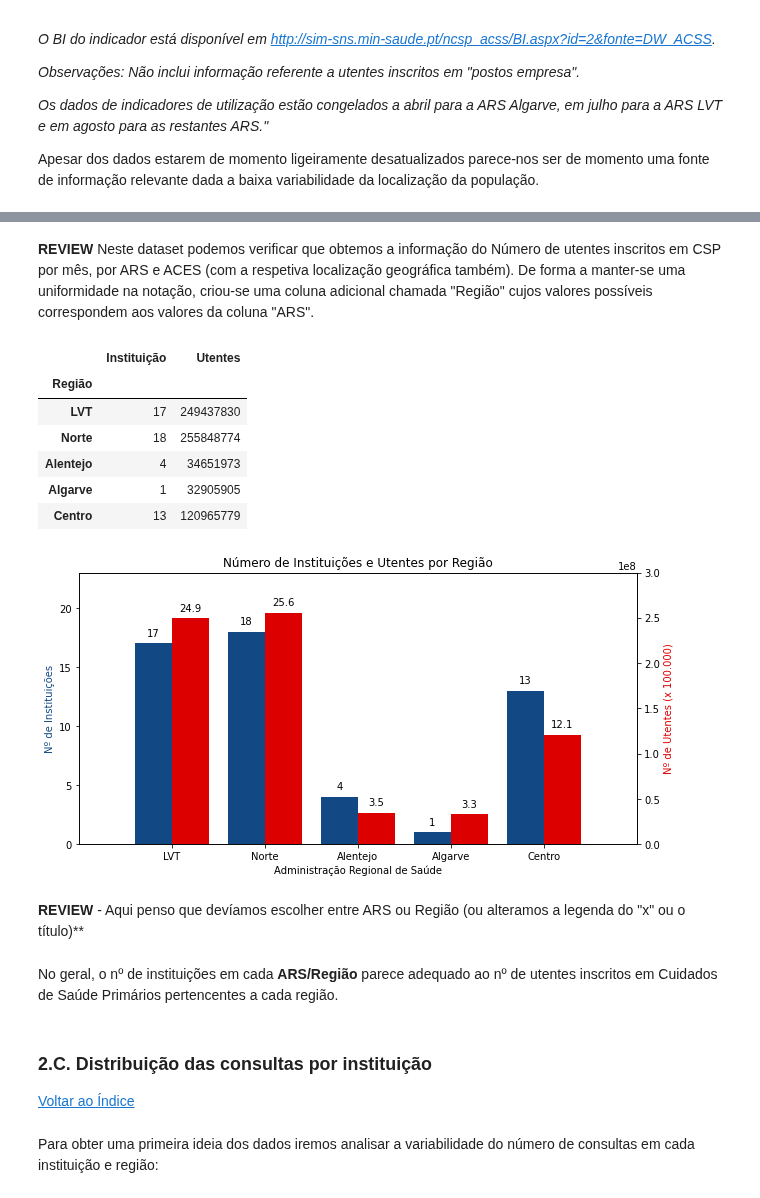
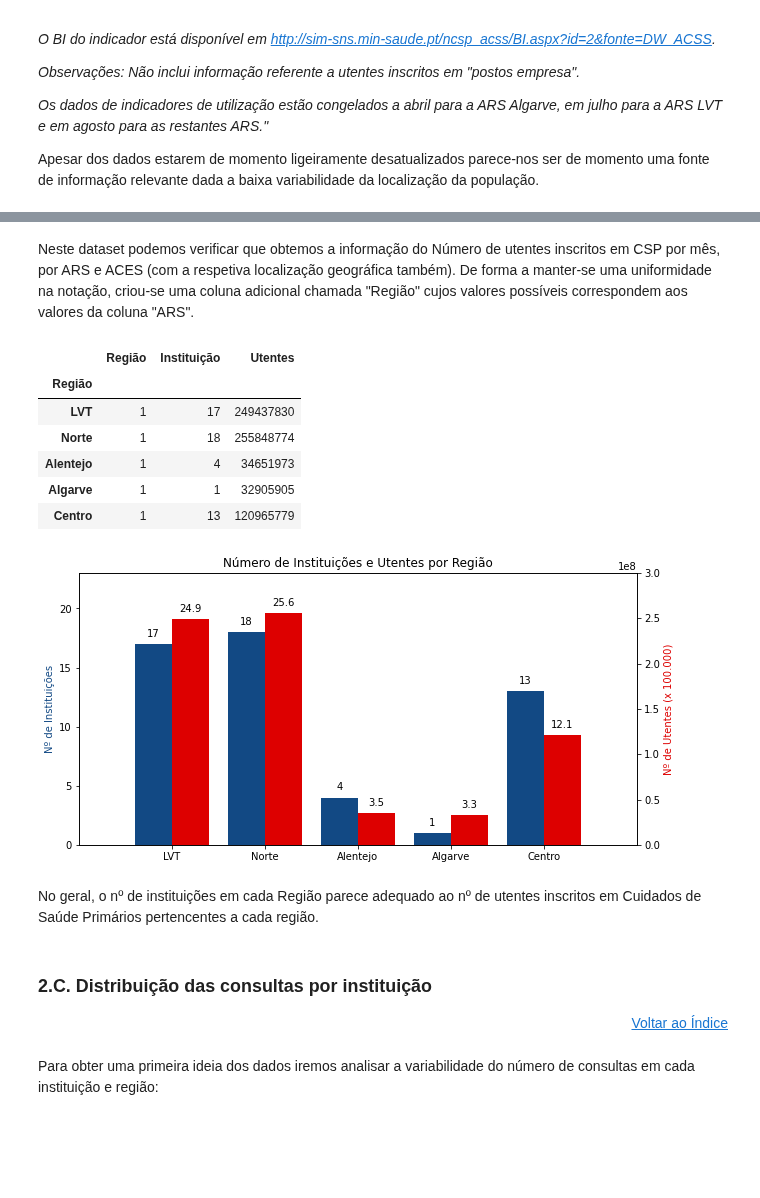
Before and after one commit to zevarela/dssg, a Jupyter notebook: Tutorial_SNS_2021-09.ipynb, the cells around one changed output, grey strips where cells are left out. Drawn from its saved outputs; the diff is of its cells as text; code cells hidden in the pictures; blank space fills up the shorter version.

Commit message:
Review

```diff
--- a/Tutorial_SNS_2021-09.ipynb
+++ b/Tutorial_SNS_2021-09.ipynb
@@ -189,5 +171,5 @@ df_utentes.head(3)
 # %% [markdown]
-**REVIEW** Neste dataset podemos verificar que obtemos a informação do Número de utentes inscritos em CSP por mês, por ARS e ACES (com a respetiva localização geográfica também). De forma a manter-se uma uniformidade na notação, criou-se uma coluna adicional chamada "Região" cujos valores possíveis correspondem aos valores da coluna "ARS".
+Neste dataset podemos verificar que obtemos a informação do Número de utentes inscritos em CSP por mês, por ARS e ACES (com a respetiva localização geográfica também). De forma a manter-se uma uniformidade na notação, criou-se uma coluna adicional chamada "Região" cujos valores possíveis correspondem aos valores da coluna "ARS".
 # %%
 df_num_inst = df_hosp[['Região', 'Instituição']].groupby('Região').nunique()
 df_num_inst['Utentes'] = df_utentes.groupby("Região").sum()["Utentes Inscritos CSP"]
@@ -198,51 +180,47 @@ bar_width = 0.4
 label_scale = 0.02
 height_inst = 23
 height_utentes = 3e8
 color_inst = '#124984'
 color_utentes = '#DD0000'
 
 ax = df_num_inst['Instituição'].plot(kind='bar', width=-bar_width, align="edge", color=color_inst, figsize=(10,5))
 ax.set_title('Número de Instituições e Utentes por Região');
 ax.set_ylabel('Nº de Instituições', color=color_inst);
-ax.set_xlabel('Administração Regional de Saúde');
+ax.set_xlabel('');
 ax.set_ylim(0, height_inst)
 ax.set_xlim(-1, 5)
 
 for bar, value in zip(ax.patches, df_num_inst.Instituição.values):
     ax.text(bar.get_x() + bar.get_width() / 2, bar.get_height() + label_scale * height_inst,
             value, ha='center', va='bottom')
 
 ax2 = ax.twinx()
 ax2.set_ylim(0, height_utentes)
 ax2.set_ylabel('Nº de Utentes (x 100.000)', color=color_utentes)
 ax2.bar(df_num_inst.index, df_num_inst["Utentes"], color=color_utentes, width=bar_width, align="edge")
 
 for bar, value in zip(ax2.patches, df_utentes.groupby("Região").sum()["Utentes Inscritos CSP"].values):
     ax2.text(bar.get_x() + bar.get_width() / 2, bar.get_height() + label_scale * height_utentes,
              round(value/1e7,1), ha='center', va='bottom')
 
 ax2.xaxis.set_major_locator(FixedLocator(range(len(df_num_inst.index))))
 ax.set_xticklabels(df_num_inst.index, rotation=0);
 
 plt.show()
 # %% [output]
-|  | Instituição | Utentes |
-| Região |  |  |
-| LVT | 17 | 249437830 |
-| Norte | 18 | 255848774 |
-| Alentejo | 4 | 34651973 |
-| Algarve | 1 | 32905905 |
-| Centro | 13 | 120965779 |
+|  | Região | Instituição | Utentes |
+| Região |  |  |  |
+| LVT | 1 | 17 | 249437830 |
+| Norte | 1 | 18 | 255848774 |
+| Alentejo | 1 | 4 | 34651973 |
+| Algarve | 1 | 1 | 32905905 |
+| Centro | 1 | 13 | 120965779 |
-[figure, old version]
+[figure, new version]
-# %% [markdown]
-**REVIEW** - Aqui penso que devíamos escolher entre ARS ou Região (ou alteramos a legenda do "x" ou o título)**
 # %% [markdown]
-No geral, o nº de instituições em cada **ARS/Região** parece adequado ao nº de utentes inscritos em Cuidados de Saúde Primários pertencentes a cada região.
+No geral, o nº de instituições em cada Região parece adequado ao nº de utentes inscritos em Cuidados de Saúde Primários pertencentes a cada região.
 # %% [markdown]
 ### 2.C. Distribuição das consultas por instituição
-<div align="right"
-
-[Voltar ao Índice](#Índice)
+<div align="right"><a href="#Índice">Voltar ao Índice</a></div>
 # %% [markdown]
 Para obter uma primeira ideia dos dados iremos analisar a variabilidade do número de consultas em cada instituição e região:
 # %%
```
Also changed, not shown: parts of 20 cells of this notebook, 1 other file.
